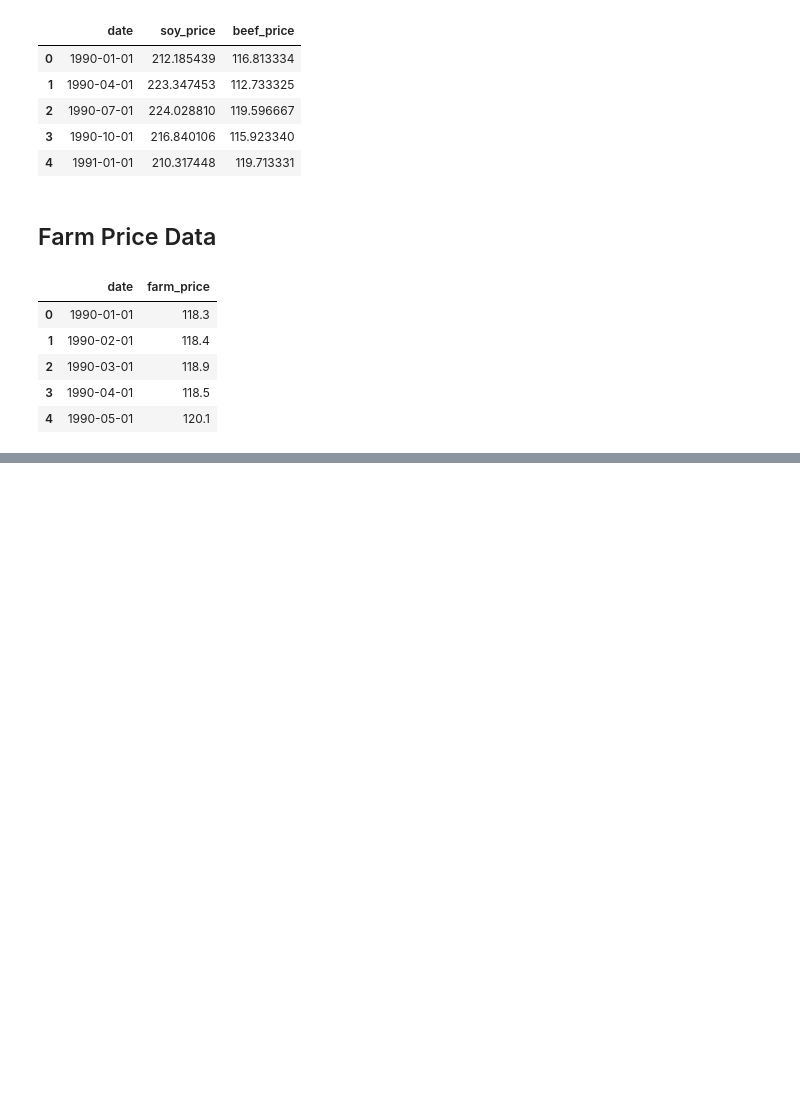
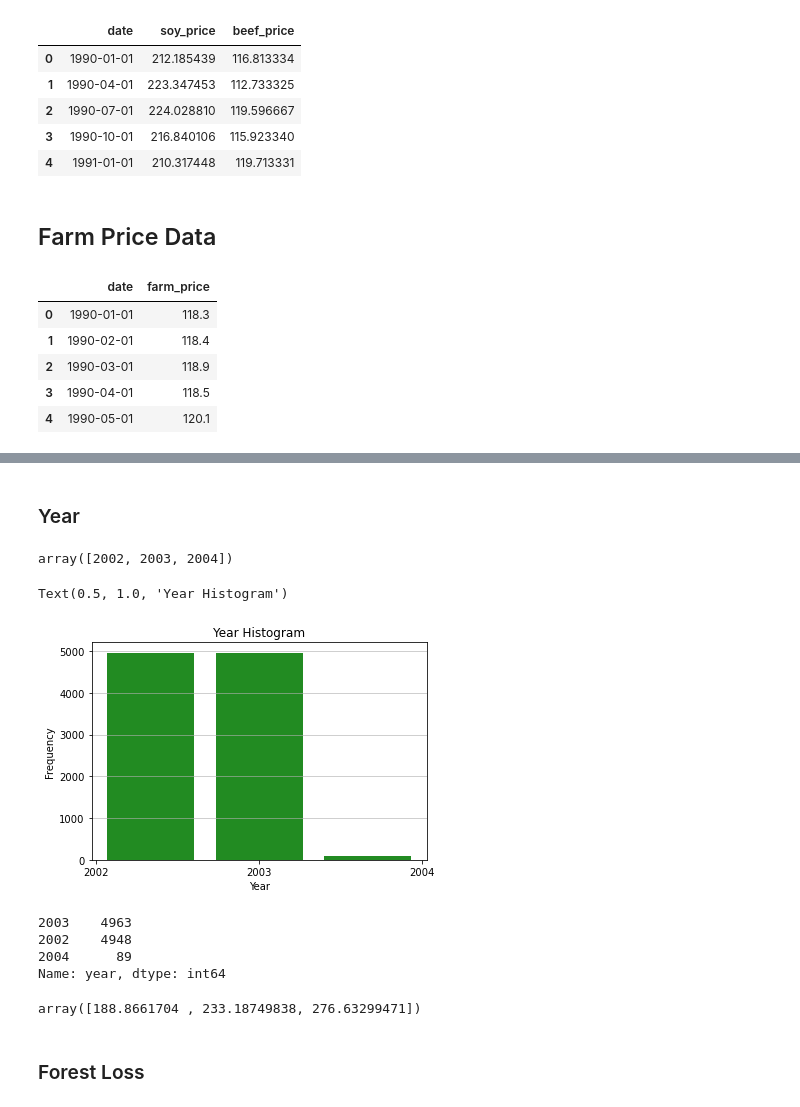
Before and after one commit to aulichney/Deforestation, a Jupyter notebook: Data Exploration.ipynb, the cells around one changed output, grey strips where cells are left out. Drawn from its saved outputs; the diff is of its cells as text; code cells hidden in the pictures; blank space fills up the shorter version.

```diff
--- a/Data Exploration.ipynb
+++ b/Data Exploration.ipynb
@@ -79,0 +169,29 @@ print(len(var_list))
+# %% [markdown]
+### Year
+# %%
+np.unique(df['year'])
+# %% [output]
+array([2002, 2003, 2004])
+# %%
+plt.hist(x = df['year'], bins = 3, color = 'forestgreen', rwidth = 0.8)
+plt.grid(axis = 'y', alpha = 0.75)
+plt.xticks(np.unique(df['year']))
+plt.xlabel('Year')
+plt.ylabel('Frequency')
+plt.title('Year Histogram')
+# %% [output]
+Text(0.5, 1.0, 'Year Histogram')
+[figure, added]
+# %%
+df['year'].value_counts()
+# %% [output]
+2003    4963
+2002    4948
+2004      89
+Name: year, dtype: int64
+# %%
+np.unique(df['soy_price'])
+# %% [output]
+array([188.8661704 , 233.18749838, 276.63299471])
+# %% [markdown]
+### Forest Loss
```
Also changed, not shown: parts of 60 cells of this notebook, 2 other files.
